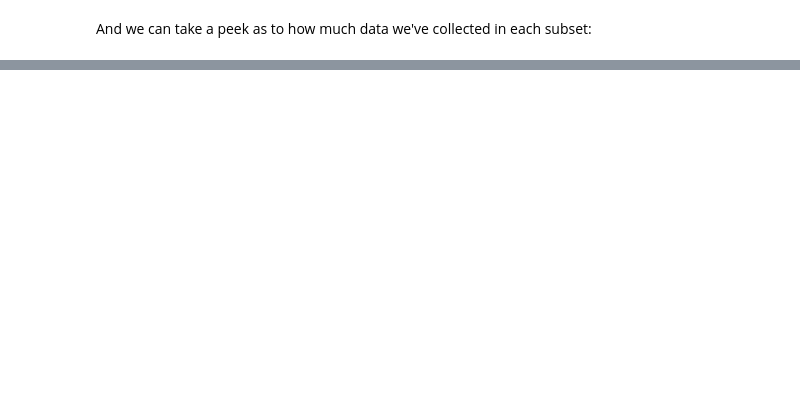
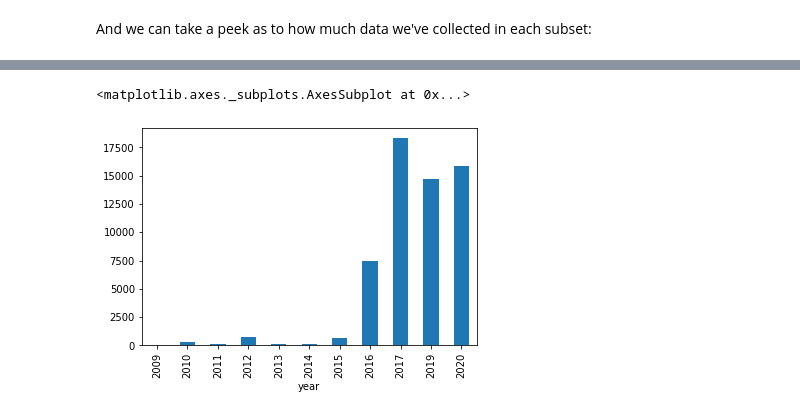
Before and after one commit to Data-Science-for-Linguists-2020/Sentiment-Analysis-of-Trump-Tweets, a Jupyter notebook: code/project_code.ipynb, the cells around one changed output, grey strips where cells are left out. Drawn from its saved outputs; the diff is of its cells as text; code cells hidden in the pictures; blank space fills up the shorter version.

```diff
--- a/code/project_code.ipynb
+++ b/code/project_code.ipynb
@@ -127,0 +296,6 @@ tweets[nkorea].describe()
+# %%
+#print bar graph of retweet averages
+tweets['retweet_count'].groupby(tweets['year']).mean().plot(kind='bar')
+# %% [output]
+<matplotlib.axes._subplots.AxesSubplot at 0x...>
+[figure, added]
```
Also changed, not shown: parts of 44 cells of this notebook, 1 other file.
